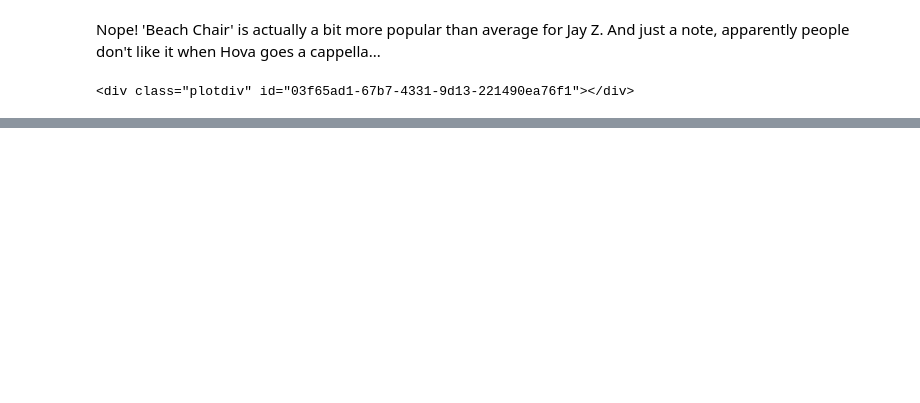
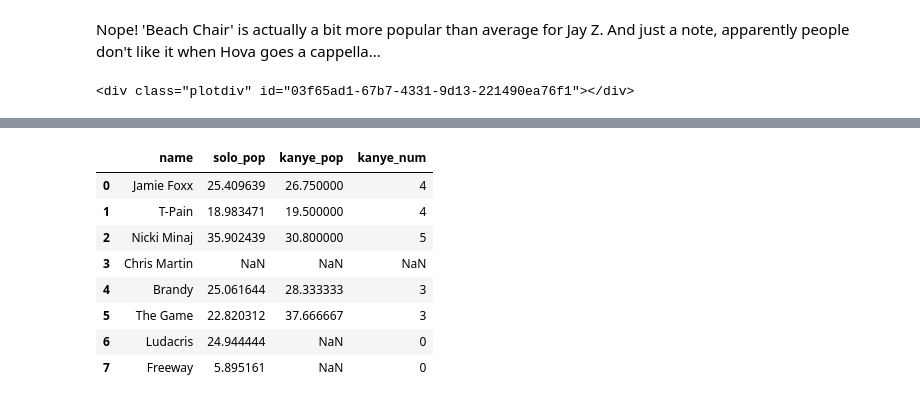
Before and after one commit to katiesch/DSInteractives, a Jupyter notebook: kanye.ipynb, the cells around one changed output, grey strips where cells are left out. Cells and saved outputs as stored; diff of their text form; code cells hidden in the pictures; blank space fills up the shorter version.

Commit message:
added in comp with selected artists

```diff
--- a/kanye.ipynb
+++ b/kanye.ipynb
@@ -756,5 +754,8 @@ f.close()
 # %%
 # Artists that have the largest positive affect on Kanye tracks: Jamie Foxx, T-Pain, Nicki Minaj, Syleena Johnson (but no collabs)
 # Artists with largest negative affect on Kanye tracks: Chris Martin, Brandy, The Game, Ludacris, Freeway
-jf_albums=fetch_albums('Jamie Foxx')
-jf_tracks=fetch_tracks(jf_albums)
+other_artists=pd.DataFrame()
+other_artists['name']=['Jamie Foxx', 'T-Pain', 'Nicki Minaj', 'Brandy', 'The Game', 'Ludacris', 'Freeway']
+other_artists['solo_pop']=np.nan
+other_artists['kanye_pop']=np.nan
+other_artists['kanye_num']=np.nan
@@ -779,3 +761,0 @@ print jf_kanye['popularity'].mean(), jf_alone['popularity'].mean()
-# %%
-pd.options.display.max_rows = 150
-jf_tracks
@@ -799,0 +762,11 @@ jf_tracks
+# %%
+for i in range(4,len(other_artists)):
+    temp_albums=fetch_albums(other_artists.loc[i,'name'])
+    temp_tracks=fetch_tracks(temp_albums)
+
+    temp_kanye=temp_tracks.loc[np.where(temp_tracks['artists_on_track'].str.contains('Kanye West')==True)[0]]
+    temp_alone=temp_tracks.loc[np.where(temp_tracks['artist_num']==1)[0]]
+
+    other_artists.loc[i,'solo_pop']=temp_alone['popularity'].mean()
+    other_artists.loc[i,'kanye_pop']=temp_kanye['popularity'].mean()
+    other_artists.loc[i,'kanye_num']=len(temp_kanye)
@@ -799,0 +791,12 @@ jf_tracks
+# %%
+other_artists
+# %% [output]
+|  | name | solo_pop | kanye_pop | kanye_num |
+| 0 | Jamie Foxx | 25.409639 | 26.750000 | 4 |
+| 1 | T-Pain | 18.983471 | 19.500000 | 4 |
+| 2 | Nicki Minaj | 35.902439 | 30.800000 | 5 |
+| 3 | Chris Martin | NaN | NaN | NaN |
+| 4 | Brandy | 25.061644 | 28.333333 | 3 |
+| 5 | The Game | 22.820312 | 37.666667 | 3 |
+| 6 | Ludacris | 24.944444 | NaN | 0 |
+| 7 | Freeway | 5.895161 | NaN | 0 |
```
Also changed, not shown: parts of 8 cells of this notebook.
